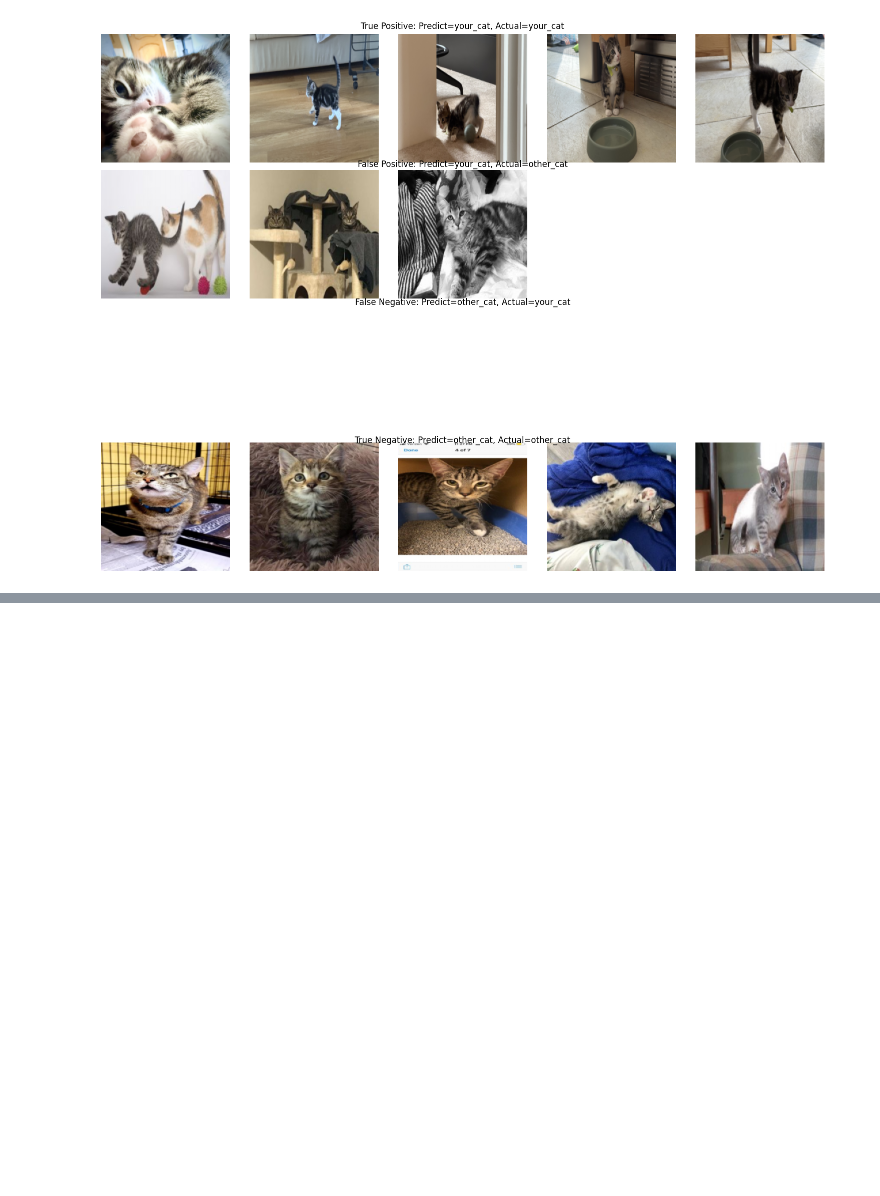
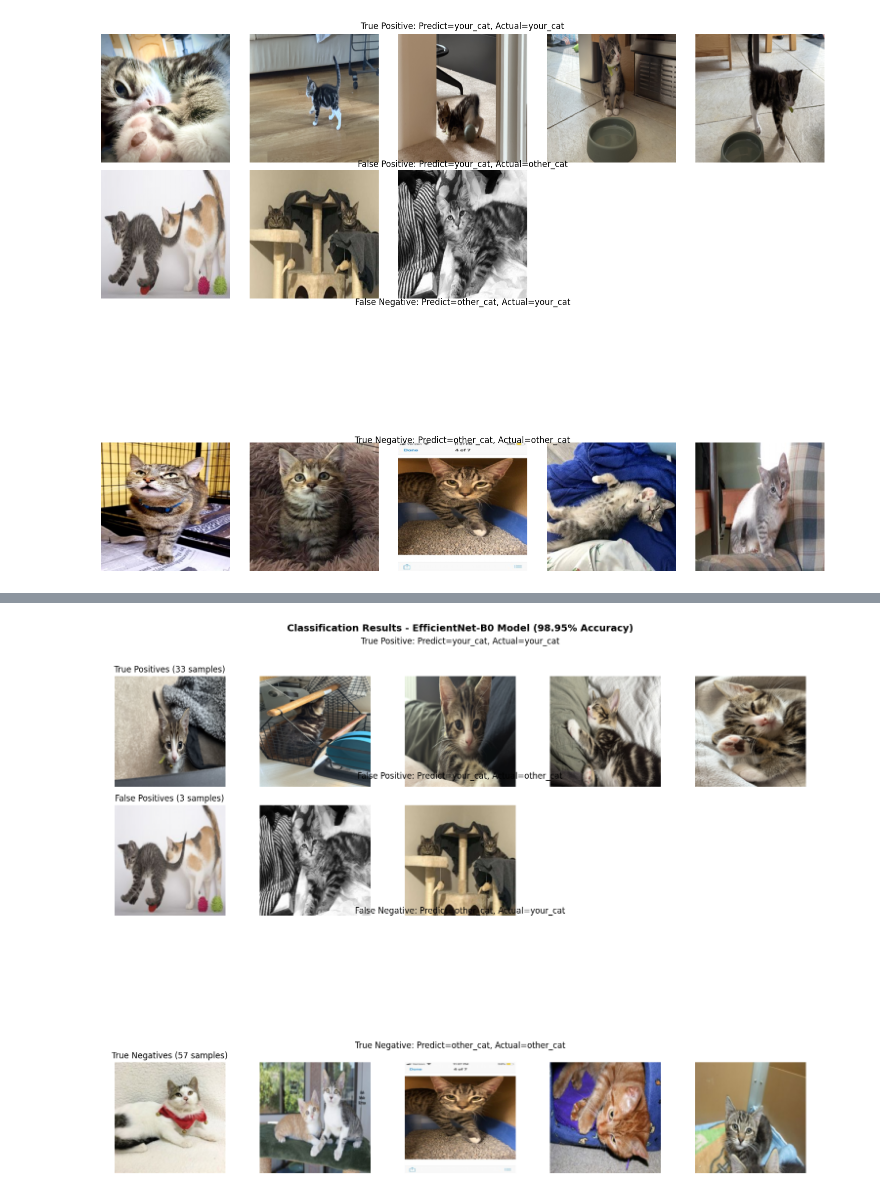
Before and after one commit to dxunit-sam/wheres-my-tabby, a Jupyter notebook: wheresmytabby.ipynb, the cells around one changed output, grey strips where cells are left out. Cells and saved outputs as stored; diff of their text form; code cells hidden in the pictures; blank space fills up the shorter version.

```diff
--- a/wheresmytabby.ipynb
+++ b/wheresmytabby.ipynb
@@ -597,0 +724,92 @@ plt.show()
+# %%
+# Display examples (max 5 per category) - Using EfficientNet-B0
+fig = plt.figure(figsize=(15, 12))  # Increased height for spacing
+plt.suptitle("Classification Results - EfficientNet-B0 Model (98.95% Accuracy)", fontsize=14, fontweight='bold')
+
+titles = [
+    "True Positive: Predict=your_cat, Actual=your_cat",
+    "False Positive: Predict=your_cat, Actual=other_cat",
+    "False Negative: Predict=other_cat, Actual=your_cat",
+    "True Negative: Predict=other_cat, Actual=other_cat"
+]
+fig.text(0.5, 0.95, titles[0], ha='center', va='center', fontsize=12)  # Top row
+fig.text(0.5, 0.72, titles[1], ha='center', va='center', fontsize=12)  # 2nd row
+fig.text(0.5, 0.49, titles[2], ha='center', va='center', fontsize=12)  # 3rd row
+fig.text(0.5, 0.26, titles[3], ha='center', va='center', fontsize=12)  # 4th row
+
+# Helper function to get all samples (up to 5, duplicates if less than 5)
+def get_samples(indices, total, max_samples=5):
+    if total == 0:
+        return []
+    return np.random.choice(indices, min(max_samples, total), replace=False)
+
+# Row 1: True Positives
+tp_count = len(true_positives)
+tp_indices = get_samples(range(tp_count), tp_count)
+for i, idx in enumerate(tp_indices):
+    img, _, _ = true_positives[idx]
+    img = img.numpy().transpose((1, 2, 0))
+    img = np.clip(img, 0, 1)  # Avoid clipping warning
+    plt.subplot(4, 5, i + 1)
+    plt.imshow(img)
+    plt.axis("off")
+    if i == 0:
+        plt.title(f"True Positives ({tp_count} samples)")
+
+# Row 2: False Positives
+fp_count = len(false_positives)
+fp_indices = get_samples(range(fp_count), fp_count)
+for i, idx in enumerate(fp_indices):
+    img, _, _ = false_positives[idx]
+    img = img.numpy().transpose((1, 2, 0))
+    img = np.clip(img, 0, 1)
+    plt.subplot(4, 5, i + 6)
+    plt.imshow(img)
+    plt.axis("off")
+    if i == 0:
+        plt.title(f"False Positives ({fp_count} samples)")
+
+# Row 3: False Negatives
+fn_count = len(false_negatives)
+fn_indices = get_samples(range(fn_count), fn_count)
+for i, idx in enumerate(fn_indices):
+    img, _, _ = false_negatives[idx]
+    img = img.numpy().transpose((1, 2, 0))
+    img = np.clip(img, 0, 1)
+    plt.subplot(4, 5, i + 11)
+    plt.imshow(img)
+    plt.axis("off")
+    if i == 0:
+        plt.title(f"False Negatives ({fn_count} samples)")
+
+# Row 4: True Negatives
+tn_count = len(true_negatives)
+tn_indices = get_samples(range(tn_count), tn_count)
+for i, idx in enumerate(tn_indices):
+    img, _, _ = true_negatives[idx]
+    img = img.numpy().transpose((1, 2, 0))
+    img = np.clip(img, 0, 1)
+    plt.subplot(4, 5, i + 16)
+    plt.imshow(img)
+    plt.axis("off")
+    if i == 0:
+        plt.title(f"True Negatives ({tn_count} samples)")
+
+# Fill remaining subplots with empty space if fewer than 5 samples
+for i in range(len(tp_indices), 5):
+    plt.subplot(4, 5, i + 1)
+    plt.axis("off")
+for i in range(len(fp_indices), 5):
+    plt.subplot(4, 5, i + 6)
+    plt.axis("off")
+for i in range(len(fn_indices), 5):
+    plt.subplot(4, 5, i + 11)
+    plt.axis("off")
+for i in range(len(tn_indices), 5):
+    plt.subplot(4, 5, i + 16)
+    plt.axis("off")
+
+plt.tight_layout(rect=[0, 0.03, 1, 0.95])  # Adjusted rect for title spacing
+plt.show()
+# %% [output]
+[figure, added]
```
Also changed, not shown: parts of 6 cells of this notebook, 4 other files.
